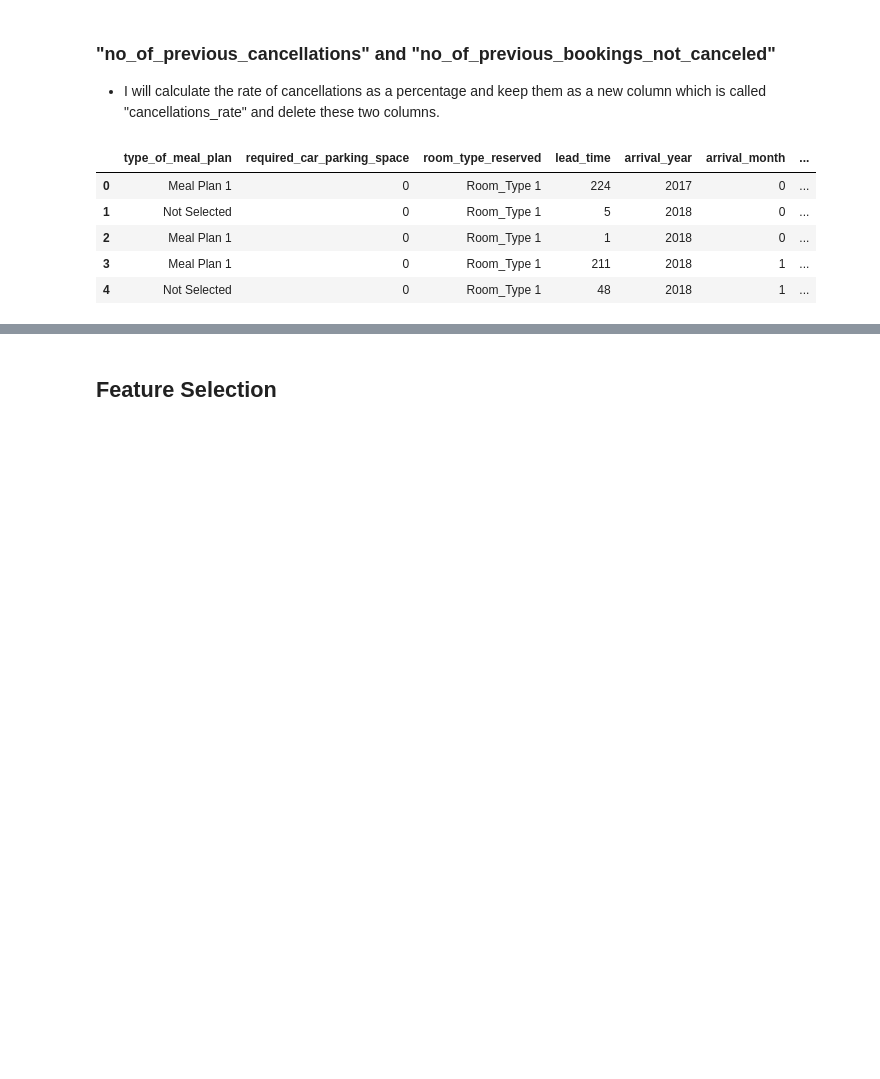
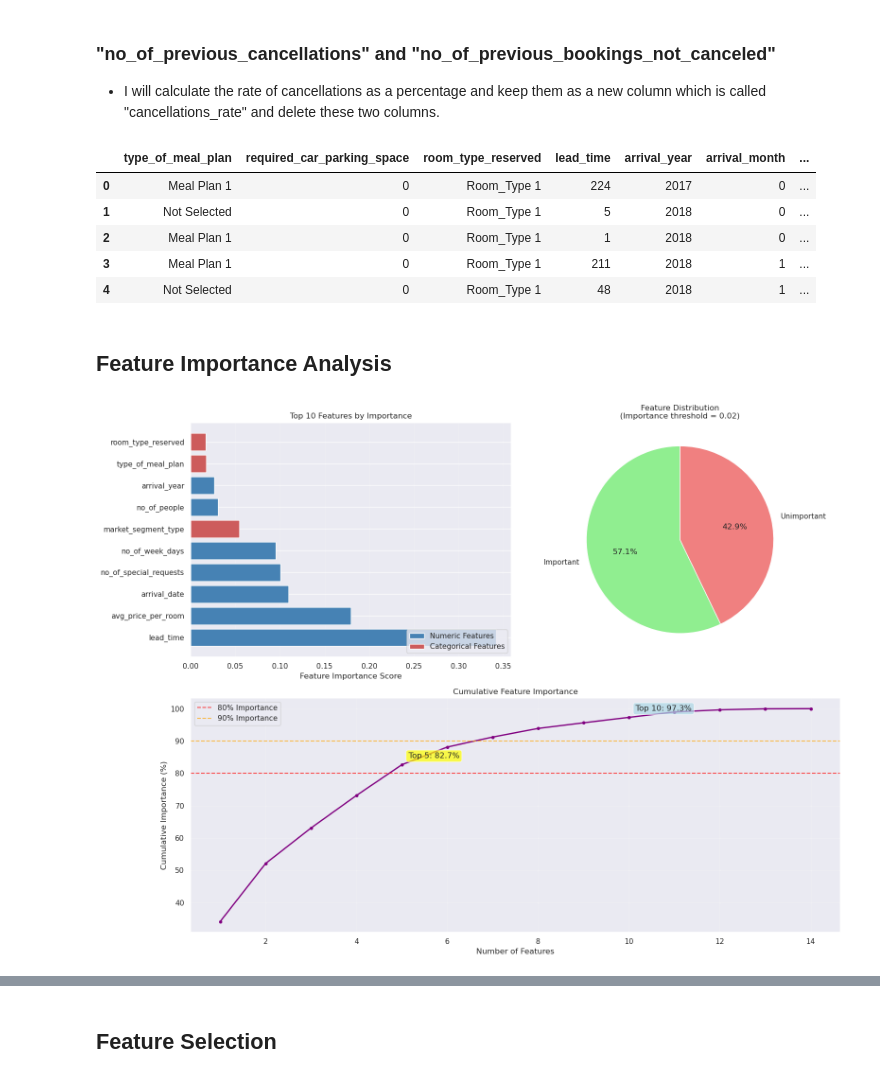
Before and after one commit to rolaseba/hotel-reservation-prediction, a Jupyter notebook: notebook.ipynb, the cells around one changed output, grey strips where cells are left out. Cells and saved outputs as stored; diff of their text form; code cells hidden in the pictures; blank space fills up the shorter version.

Commit message:
fix: random_forest_importance_analysis added for most robust correlation text with target (also see non linear test)

```diff
--- a/notebook.ipynb
+++ b/notebook.ipynb
@@ -1112,3 +1150,5 @@ df.head()
 | 2 | Meal Plan 1 | 0 | Room_Type 1 | 1 | 2018 | 0 | ... |
 | 3 | Meal Plan 1 | 0 | Room_Type 1 | 211 | 2018 | 1 | ... |
 | 4 | Not Selected | 0 | Room_Type 1 | 48 | 2018 | 1 | ... |
+# %% [markdown]
+## Feature Importance Analysis
@@ -1114,0 +1333,10 @@ df.head()
+# %%
+results_importance_analysis = random_forest_importance_analysis(
+    df=df,
+    target='booking_status',
+    importance_threshold=0.02,
+    top_n=10,
+    plot_results=True,
+)
+# %% [output]
+[figure, added]
```
Also changed, not shown: parts of 95 cells of this notebook, 1 other file.
